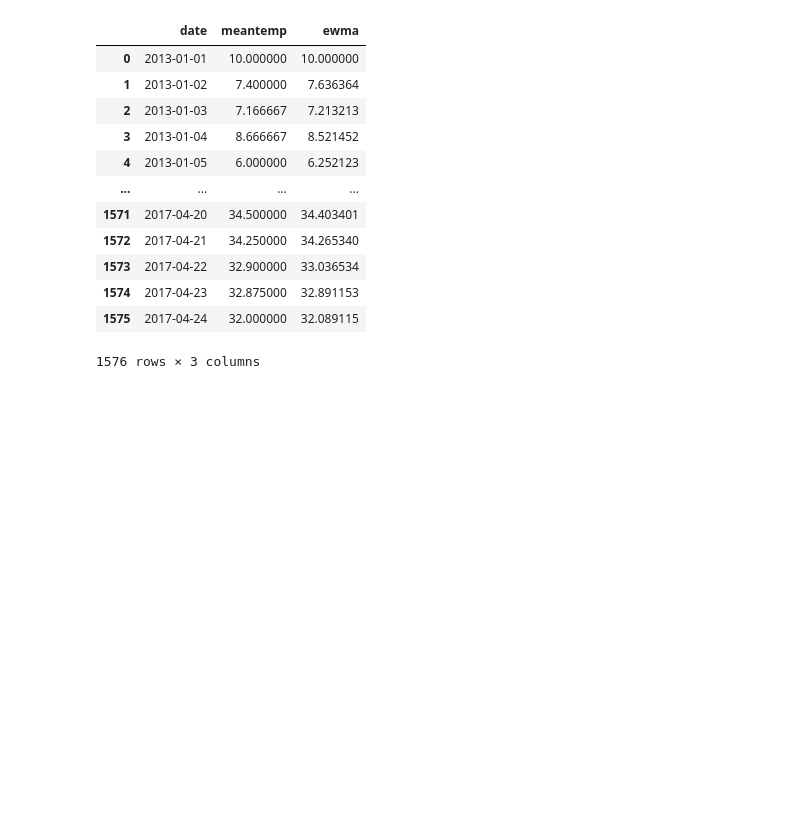
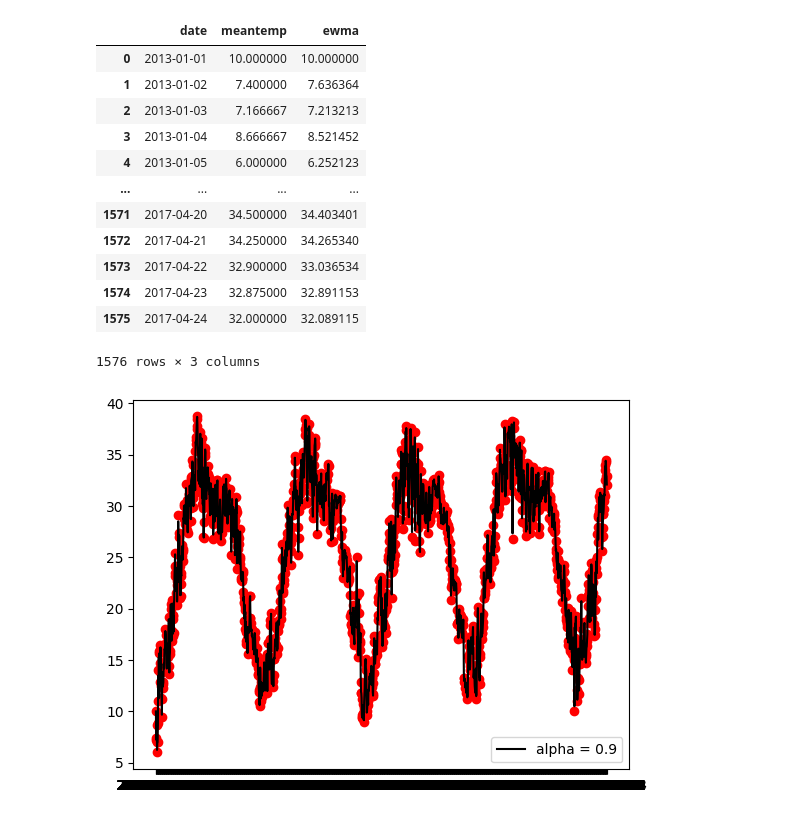
Before and after one commit to Ravravan/DL, a Jupyter notebook: EWMV.ipynb, the cells around one changed output. Drawn from its saved outputs; the diff is of its cells as text; code cells hidden in the pictures; blank space fills up the shorter version.

```diff
--- a/EWMV.ipynb
+++ b/EWMV.ipynb
@@ -64,3 +64,10 @@ df
 | 1574 | 2017-04-23 | 32.875000 | 32.891153 |
 | 1575 | 2017-04-24 | 32.000000 | 32.089115 |
 1576 rows × 3 columns
+# %%
+plt.scatter(df['date'],df['meantemp'],color='red')
+plt.plot(df['date'],x1,color='black',label='alpha = 0.9')
+plt.legend()
+plt.show()
+# %% [output]
+[figure, added]
```
